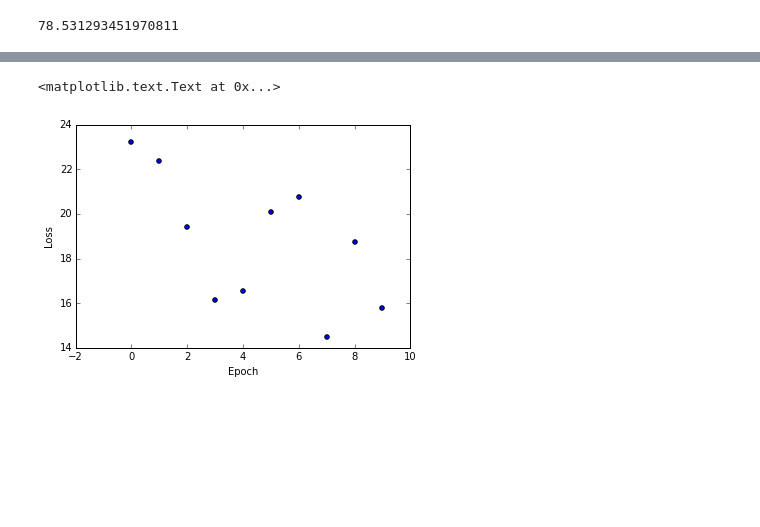
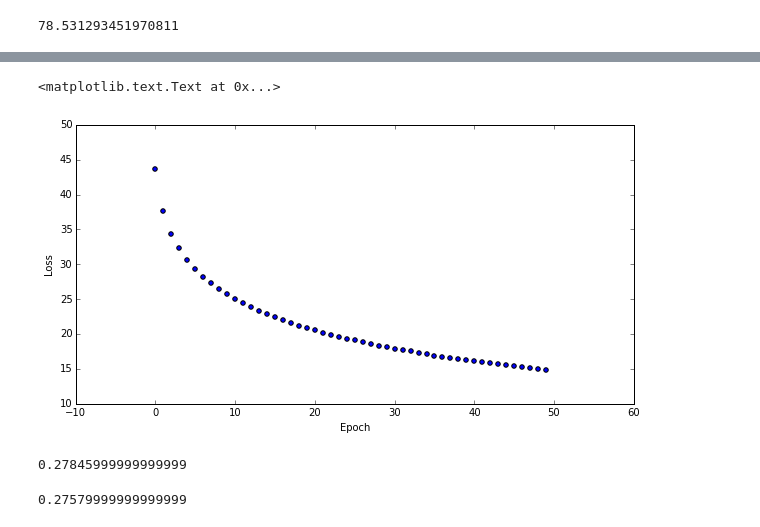
Before and after one commit to stormy-ua/MachineLearning, a Jupyter notebook: CIFAR-10/CIFAR-10 - Linear Classification.ipynb, the cells around one changed output, grey strips where cells are left out. Drawn from its saved outputs; the diff is of its cells as text; code cells hidden in the pictures; blank space fills up the shorter version.

```diff
--- a/CIFAR-10/CIFAR-10 - Linear Classification.ipynb
+++ b/CIFAR-10/CIFAR-10 - Linear Classification.ipynb
@@ -98,11 +106,11 @@ def batchGradient(batchDiff, batchX, batchY):
     size = len(batchX)
     for i in range(0, size):
         batchGrad += gradient(batchDiff[:, i], batchX[i], batchY[i])
-    return batchGrad/size
+    return batchGrad
 # %%
-epochs = 10
-learningRate = 0.1
-batchSize = 100
+epochs = 50
+learningRate = 0.00001
+batchSize = 500
 losses = []
 W = np.random.randn(len(labels), trainX.shape[1])
 
@@ -127,7 +135,16 @@ Total time elapsed: 08:57:35
 # %%
+plt.figure(figsize=(10, 5))
 plt.scatter(np.arange(0, epochs), losses)
 plt.xlabel('Epoch')
 plt.ylabel('Loss')
 # %% [output]
 <matplotlib.text.Text at 0x...>
-[figure, old version]
+[figure, new version]
+# %%
+np.sum(np.argmax(W.dot(trainX.T), axis=0) == trainY)/len(trainX)
+# %% [output]
+0.27845999999999999
+# %%
+np.sum(np.argmax(W.dot(testX.T), axis=0) == testY)/len(testX)
+# %% [output]
+0.27579999999999999
```
Also changed, not shown: parts of 4 cells of this notebook.
